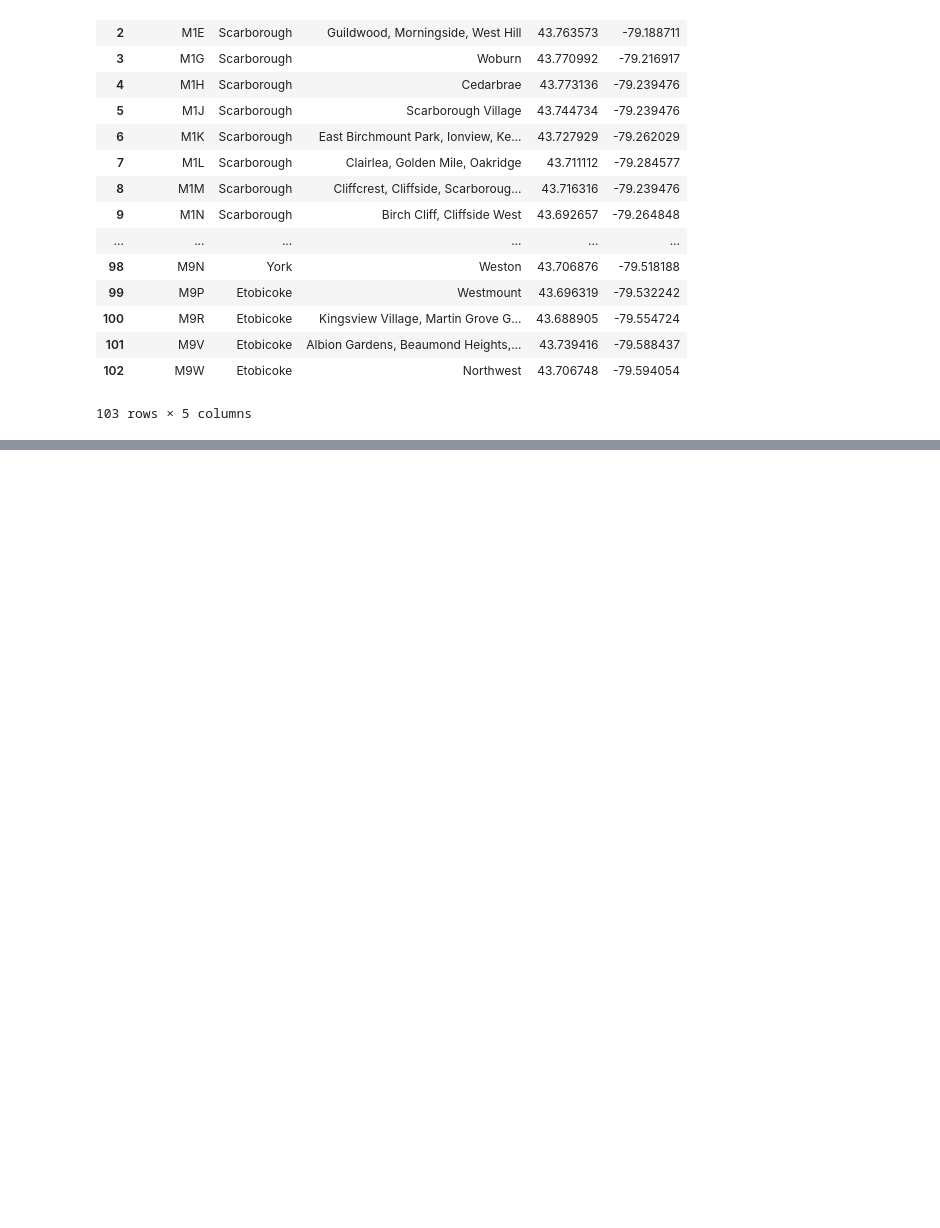
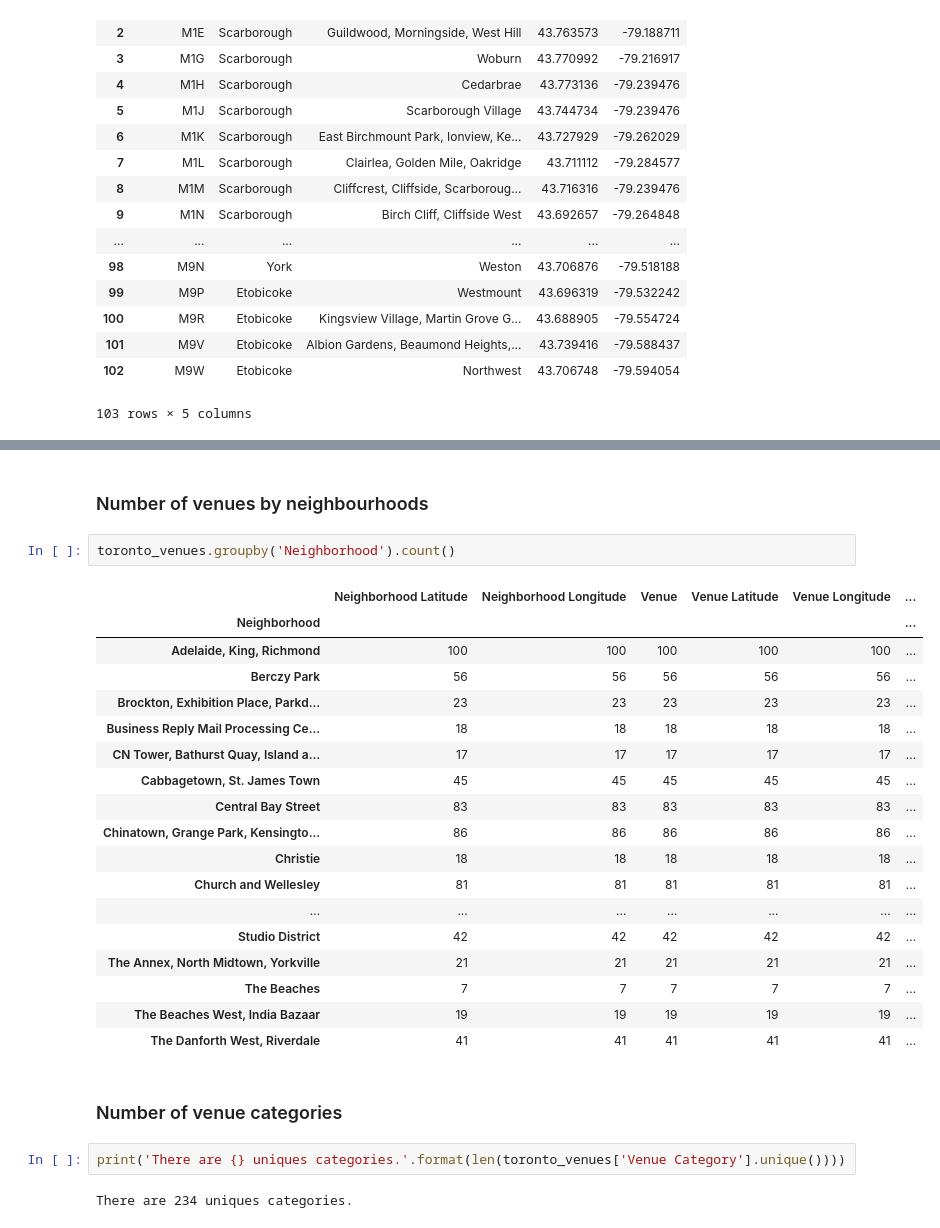
Before and after one commit to JorgeCupiV/Coursera_Capstone, a Jupyter notebook: Toronto segmentation.ipynb, the cells around one changed output, grey strips where cells are left out. Cells and saved outputs as stored; diff of their text form; blank space fills up the shorter version.

```diff
--- a/Toronto segmentation.ipynb
+++ b/Toronto segmentation.ipynb
@@ -184,0 +289,29 @@ df
+# %% [markdown]
+### Number of venues by neighbourhoods
+# %%
+toronto_venues.groupby('Neighborhood').count()
+# %% [output]
+|  | Neighborhood Latitude | Neighborhood Longitude | Venue | Venue Latitude | Venue Longitude | ... |
+| Neighborhood |  |  |  |  |  | ... |
+| Adelaide, King, Richmond | 100 | 100 | 100 | 100 | 100 | ... |
+| Berczy Park | 56 | 56 | 56 | 56 | 56 | ... |
+| Brockton, Exhibition Place, Parkd... | 23 | 23 | 23 | 23 | 23 | ... |
+| Business Reply Mail Processing Ce... | 18 | 18 | 18 | 18 | 18 | ... |
+| CN Tower, Bathurst Quay, Island a... | 17 | 17 | 17 | 17 | 17 | ... |
+| Cabbagetown, St. James Town | 45 | 45 | 45 | 45 | 45 | ... |
+| Central Bay Street | 83 | 83 | 83 | 83 | 83 | ... |
+| Chinatown, Grange Park, Kensingto... | 86 | 86 | 86 | 86 | 86 | ... |
+| Christie | 18 | 18 | 18 | 18 | 18 | ... |
+| Church and Wellesley | 81 | 81 | 81 | 81 | 81 | ... |
+| ... | ... | ... | ... | ... | ... | ... |
+| Studio District | 42 | 42 | 42 | 42 | 42 | ... |
+| The Annex, North Midtown, Yorkville | 21 | 21 | 21 | 21 | 21 | ... |
+| The Beaches | 7 | 7 | 7 | 7 | 7 | ... |
+| The Beaches West, India Bazaar | 19 | 19 | 19 | 19 | 19 | ... |
+| The Danforth West, Riverdale | 41 | 41 | 41 | 41 | 41 | ... |
+# %% [markdown]
+### Number of venue categories
+# %%
+print('There are {} uniques categories.'.format(len(toronto_venues['Venue Category'].unique())))
+# %% [output]
+There are 234 uniques categories.
```
Also changed, not shown: parts of 26 cells of this notebook.
